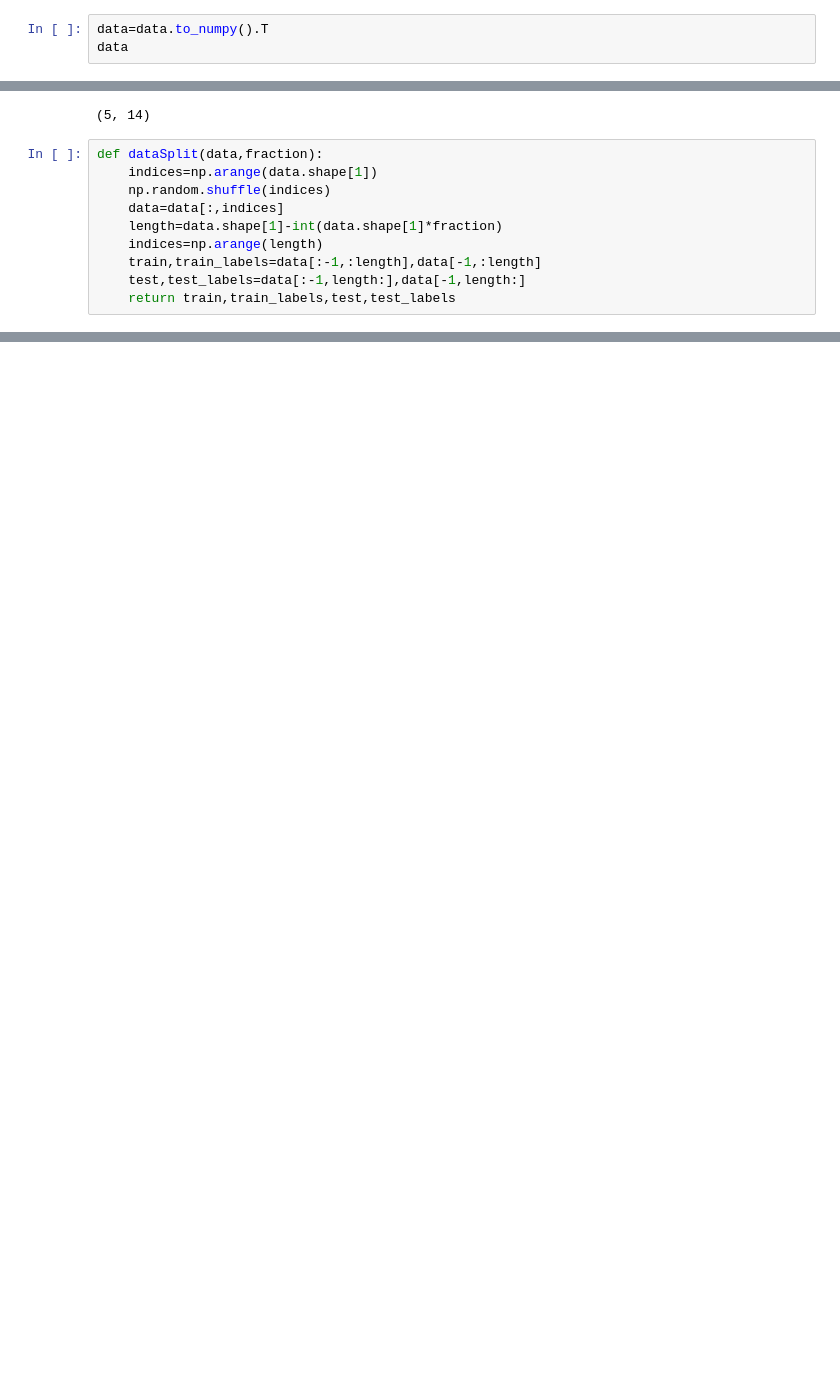
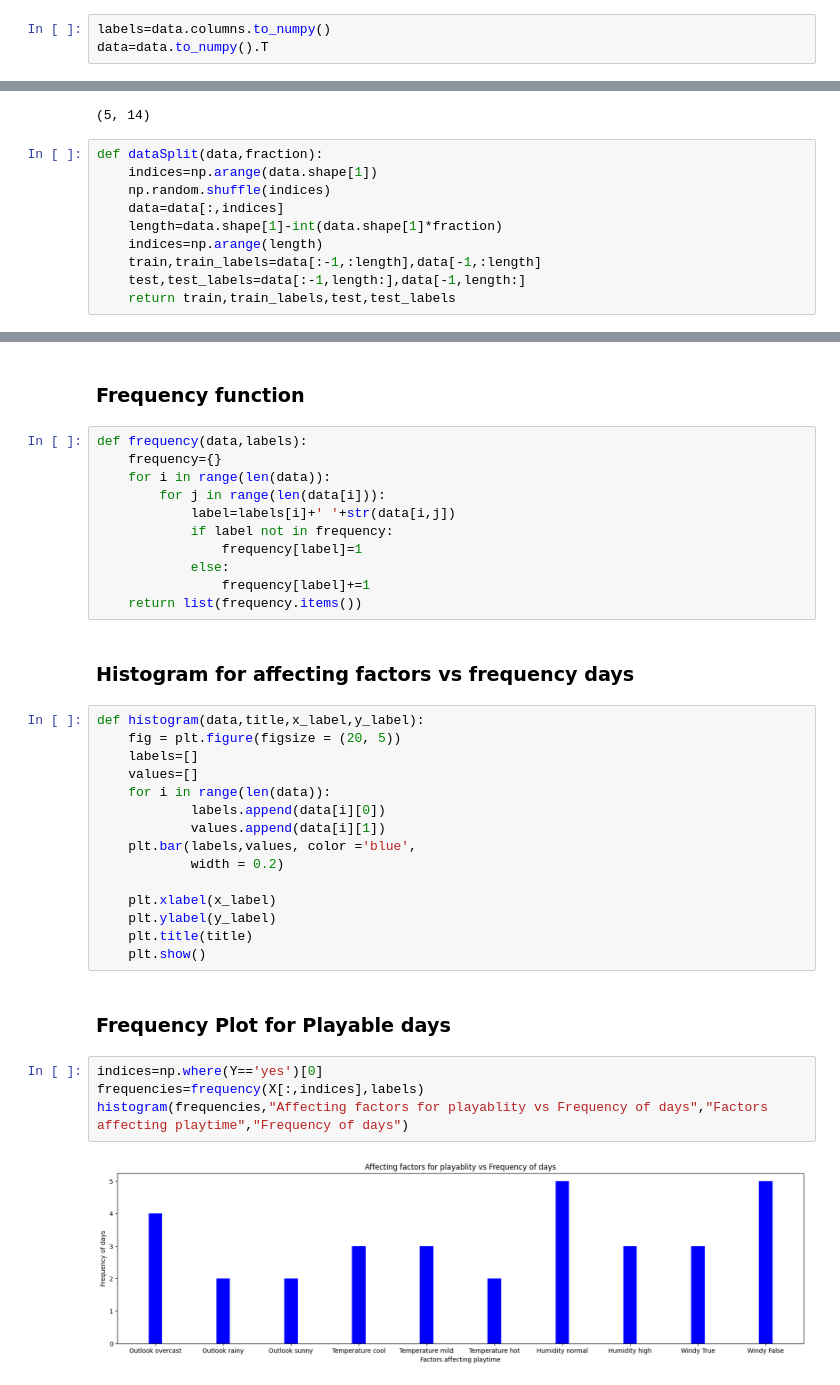
Before and after one commit to Nailsonseat/Machine-Learning, a Jupyter notebook: NaiveBayes.ipynb, the cells around one changed output, grey strips where cells are left out. Cells and saved outputs as stored; diff of their text form; blank space fills up the shorter version.

Commit message:
histograms for frequency of affecting factors

```diff
--- a/NaiveBayes.ipynb
+++ b/NaiveBayes.ipynb
@@ -28,5 +28,5 @@ data
 | 12 | overcast | hot | normal | False | yes |
 | 13 | rainy | mild | high | True | no |
 # %%
+labels=data.columns.to_numpy()
 data=data.to_numpy().T
-data
@@ -72,0 +72,38 @@ pd.DataFrame(X)
+# %% [markdown]
+### Frequency function
+# %%
+def frequency(data,labels):
+    frequency={}
+    for i in range(len(data)):
+        for j in range(len(data[i])):
+            label=labels[i]+' '+str(data[i,j])
+            if label not in frequency:
+                frequency[label]=1
+            else:
+                frequency[label]+=1
+    return list(frequency.items())
+# %% [markdown]
+### Histogram for affecting factors vs frequency days
+# %%
+def histogram(data,title,x_label,y_label):
+    fig = plt.figure(figsize = (20, 5))
+    labels=[]
+    values=[]
+    for i in range(len(data)):
+            labels.append(data[i][0])
+            values.append(data[i][1])
+    plt.bar(labels,values, color ='blue',
+            width = 0.2)
+
+    plt.xlabel(x_label)
+    plt.ylabel(y_label)
+    plt.title(title)
+    plt.show()
+# %% [markdown]
+### Frequency Plot for Playable days
+# %%
+indices=np.where(Y=='yes')[0]
+frequencies=frequency(X[:,indices],labels)
+histogram(frequencies,"Affecting factors for playablity vs Frequency of days","Factors affecting playtime","Frequency of days")
+# %% [output]
+[figure, added]
```
Also changed, not shown: parts of 8 cells of this notebook.
